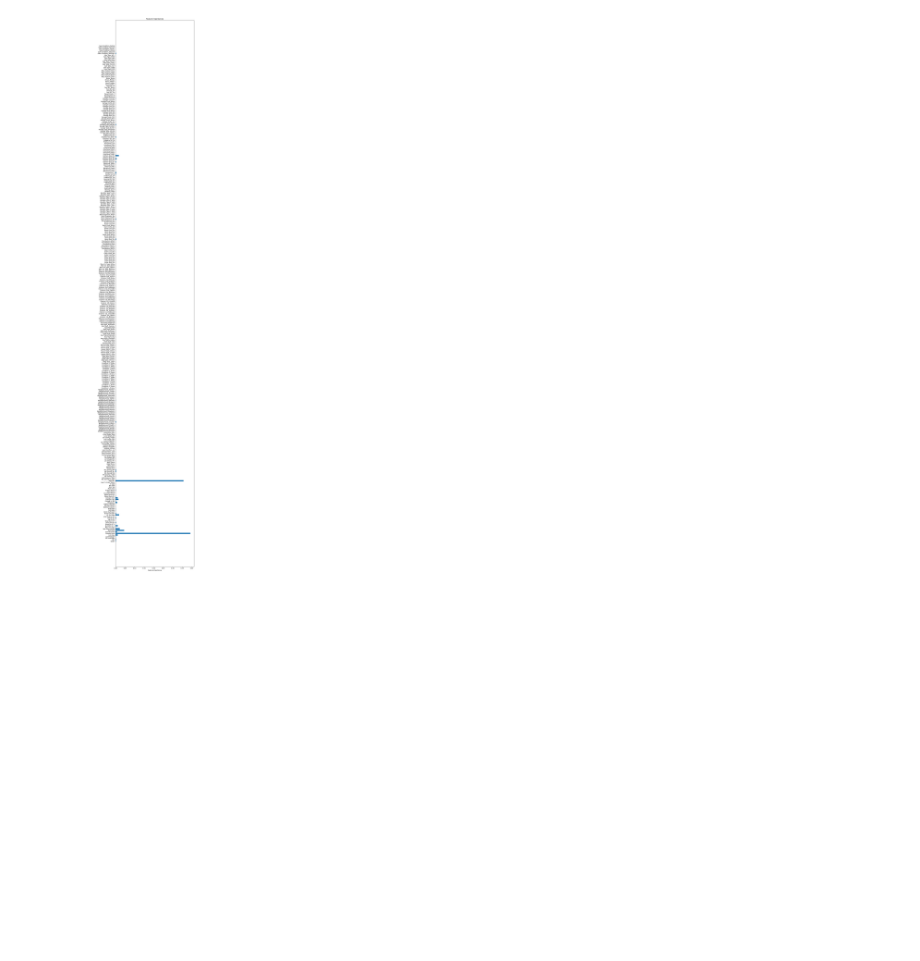
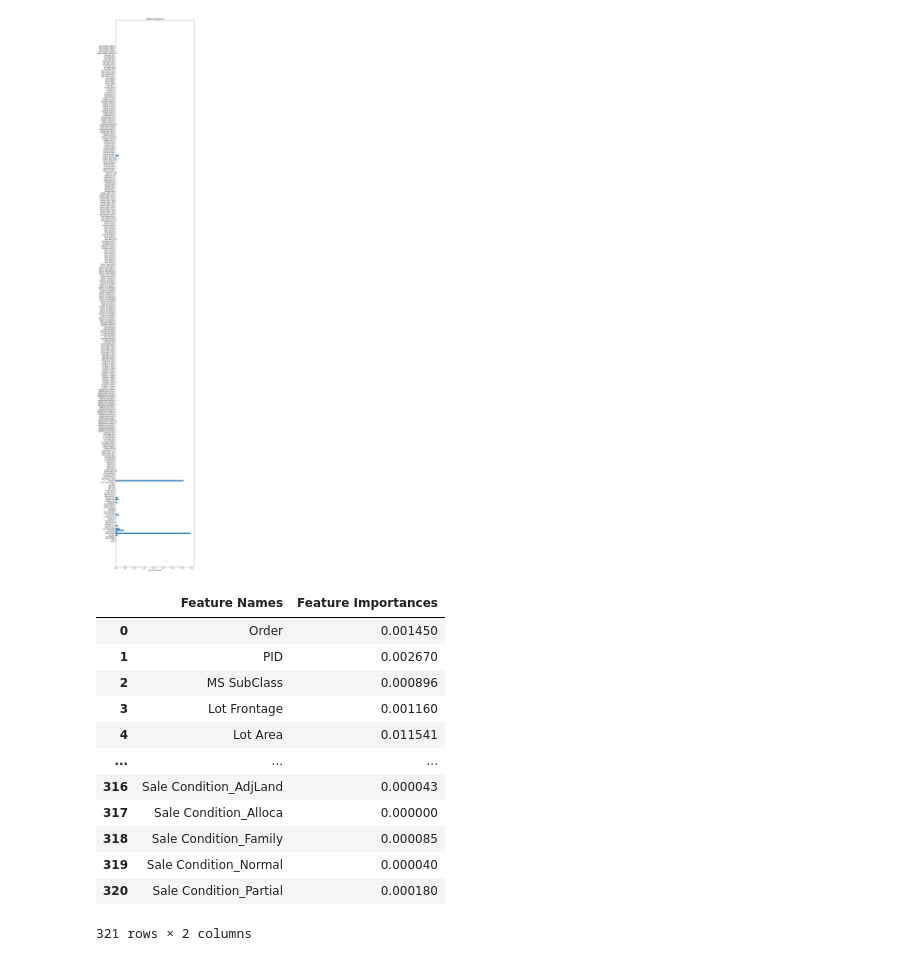
Before and after one commit to jessnguyen9/Ames-Housing-Machine-Learning-Project, a Jupyter notebook: Ames_Modeling.ipynb, the cells around one changed output. Cells and saved outputs as stored; diff of their text form; code cells hidden in the pictures; blank space fills up the shorter version.

```diff
--- a/Ames_Modeling.ipynb
+++ b/Ames_Modeling.ipynb
@@ -231,3 +231,22 @@ plt.title('Feature Importances')
 plt.show()
 # %% [output]
 [figure]
+# %%
+importances_data = {'Feature Names': feature_names, 'Feature Importances': importances}
+importances_df = pd.DataFrame(importances_data)
+# %%
+importances_df
+# %% [output]
+|  | Feature Names | Feature Importances |
+| 0 | Order | 0.001450 |
+| 1 | PID | 0.002670 |
+| 2 | MS SubClass | 0.000896 |
+| 3 | Lot Frontage | 0.001160 |
+| 4 | Lot Area | 0.011541 |
+| ... | ... | ... |
+| 316 | Sale Condition_AdjLand | 0.000043 |
+| 317 | Sale Condition_Alloca | 0.000000 |
+| 318 | Sale Condition_Family | 0.000085 |
+| 319 | Sale Condition_Normal | 0.000040 |
+| 320 | Sale Condition_Partial | 0.000180 |
+321 rows × 2 columns
```
